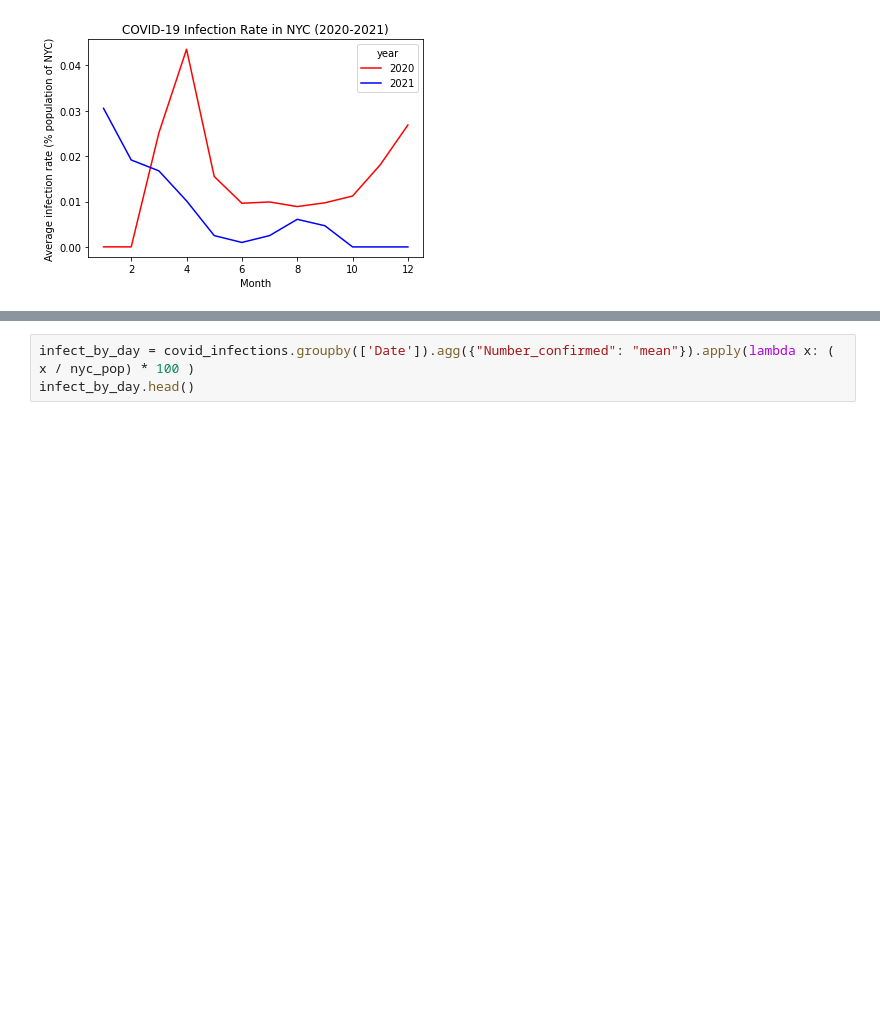
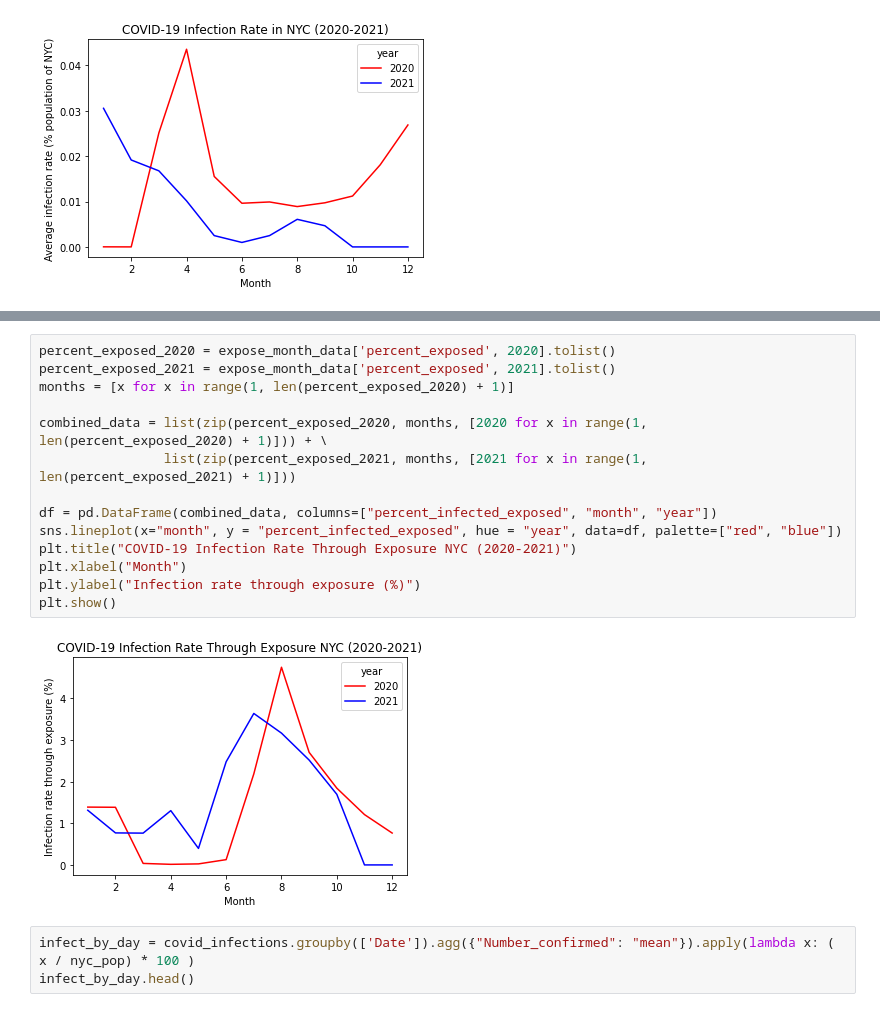
Before and after one commit to alanyu108/CS-Data-Science-Project, a Jupyter notebook: project.ipynb, the cells around one changed output, grey strips where cells are left out. Saved outputs shown, nothing was run; the diff lists cells and outputs as text; blank space fills up the shorter version.

```diff
--- a/project.ipynb
+++ b/project.ipynb
@@ -83,3 +94,19 @@ expose_month_data.head()
+# %%
+percent_exposed_2020 = expose_month_data['percent_exposed', 2020].tolist()
+percent_exposed_2021 = expose_month_data['percent_exposed', 2021].tolist()
+months = [x for x in range(1, len(percent_exposed_2020) + 1)]
+
+combined_data = list(zip(percent_exposed_2020, months, [2020 for x in range(1, len(percent_exposed_2020) + 1)])) + \
+                list(zip(percent_exposed_2021, months, [2021 for x in range(1, len(percent_exposed_2021) + 1)]))
+
+df = pd.DataFrame(combined_data, columns=["percent_infected_exposed", "month", "year"])
+sns.lineplot(x="month", y = "percent_infected_exposed", hue = "year", data=df, palette=["red", "blue"])
+plt.title("COVID-19 Infection Rate Through Exposure NYC (2020-2021)")
+plt.xlabel("Month")
+plt.ylabel("Infection rate through exposure (%)")
+plt.show()
+# %% [output]
+[figure, added]
 # %%
 infect_by_day = covid_infections.groupby(['Date']).agg({"Number_confirmed": "mean"}).apply(lambda x: ( x / nyc_pop) * 100 )
 infect_by_day.head()
```
Also changed, not shown: parts of 2 cells of this notebook.
